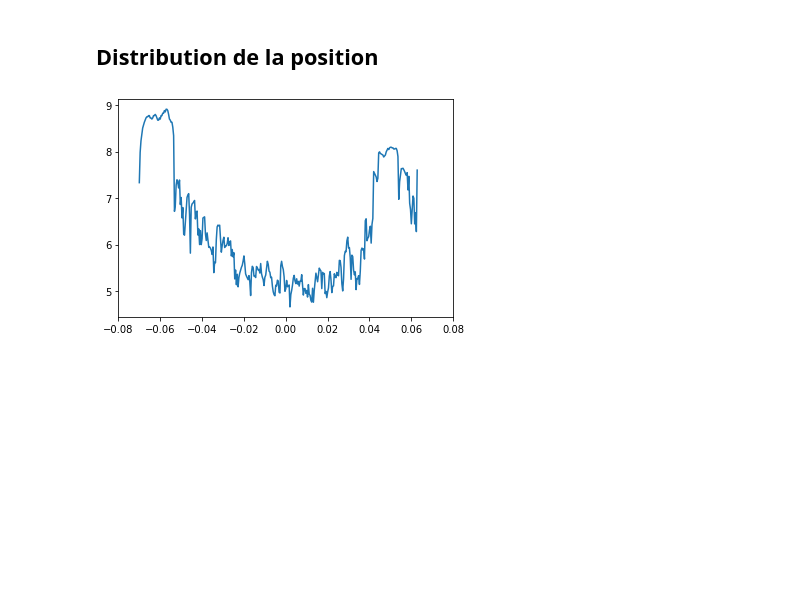
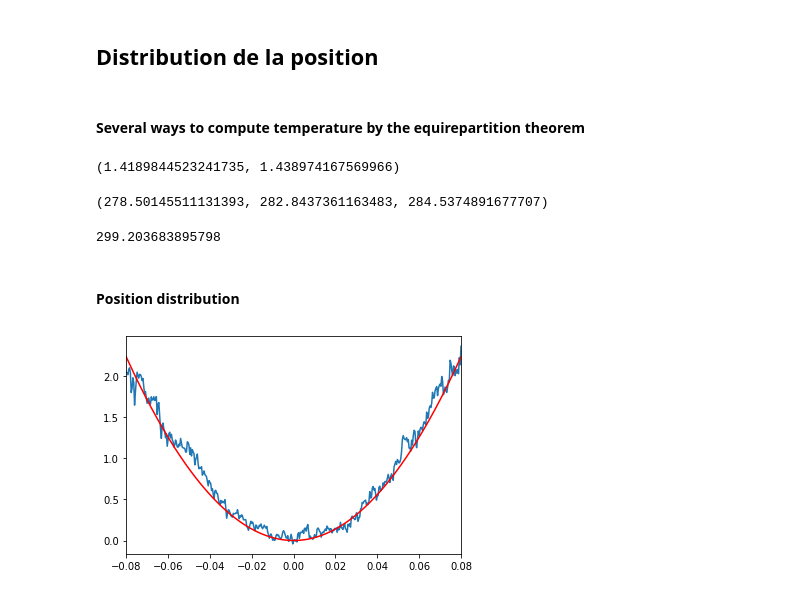
Before and after one commit to xif-fr/BrownianMotion, a Jupyter notebook: main.ipynb, the cells around one changed output. Cells and saved outputs as stored; diff of their text form; code cells hidden in the pictures; blank space fills up the shorter version.

```diff
--- a/main.ipynb
+++ b/main.ipynb
@@ -359,21 +359,49 @@ simul['part_T_samples'] = 0
 simul.explicit_unlock()
 sstart = 0
 sstop = -1
+# %%
+do_save = True
+savepath = "well42"
+# %% [markdown]
+#### Several ways to compute temperature by the equirepartition theorem
+# %%
+T_well_x = 2 * np.mean( simul["well_k"]/2 * (simul["part_x"]-0.5)**2 )
+T_well_y = 2 * np.mean( simul["well_k"]/2 * (simul["part_y"]-0.5)**2 )
+T_well = (T_well_x + T_well_y)/2
+T_well_x, T_well_y
+# %% [output]
+(1.4189844523241735, 1.438974167569966)
+# %%
+T_part_x = 2 * np.mean( simul["part_m"]/2 * simul["part_vx"]**2 )
+T_part_y = 2 * np.mean( simul["part_m"]/2 * simul["part_vy"]**2 )
+T_part = simul['part_T']/simul['part_T_samples']
+T_part_x, T_part_y, T_part
+# %% [output]
+(278.50145511131393, 282.8437361163483, 284.5374891677707)
+# %%
+np.mean(simul['Temp'])
+# %% [output]
+299.203683895798
+# %% [markdown]
+#### Position distribution
 # %%
 (acc, samples) = simul["xdist"]
 xdist = acc/samples
 xdist_max = simul["xdist_max"]
 x = np.linspace(-xdist_max,xdist_max,len(xdist))
 with np.errstate(divide='ignore'):
     U_kT = -np.log(xdist)
+U_kT -= U_kT[len(x)//2]
 plt.plot(x, U_kT)
 plt.xlim((-xdist_max,xdist_max))
+k = simul['well_k']
+plt.plot(x, k/2*x**2/T_well, color='red')
 
 if do_save:
     plt.savefig(savepath+"/xdistr.pdf")
     pd.DataFrame({
         'x': x,
         'proba': xdist,
     }).to_csv(savepath+"/xdistr.csv", index=False, float_format='%.10e')
 # %% [output]
-[figure, old version]
+[figure, new version]
```
Also changed, not shown: parts of 18 cells of this notebook, 2 other files.
